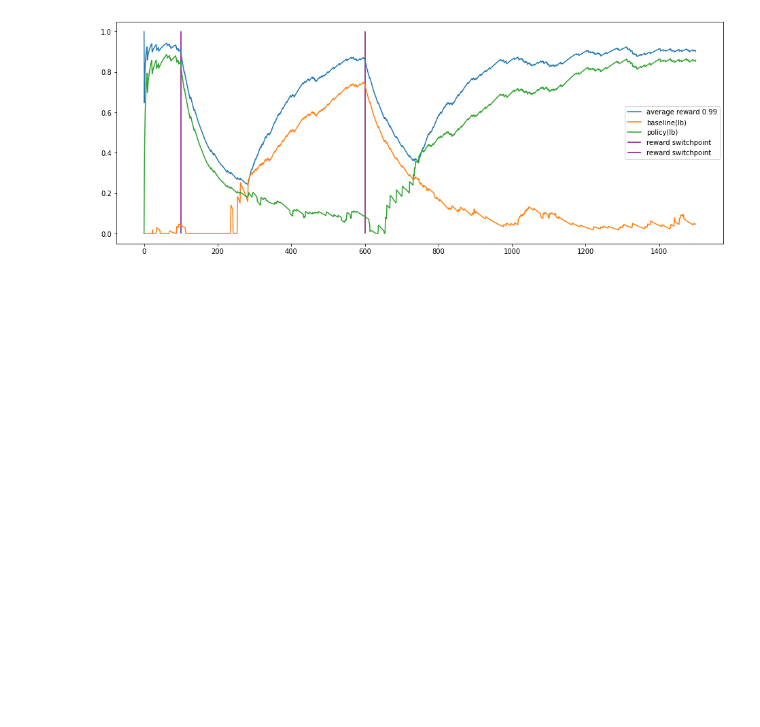
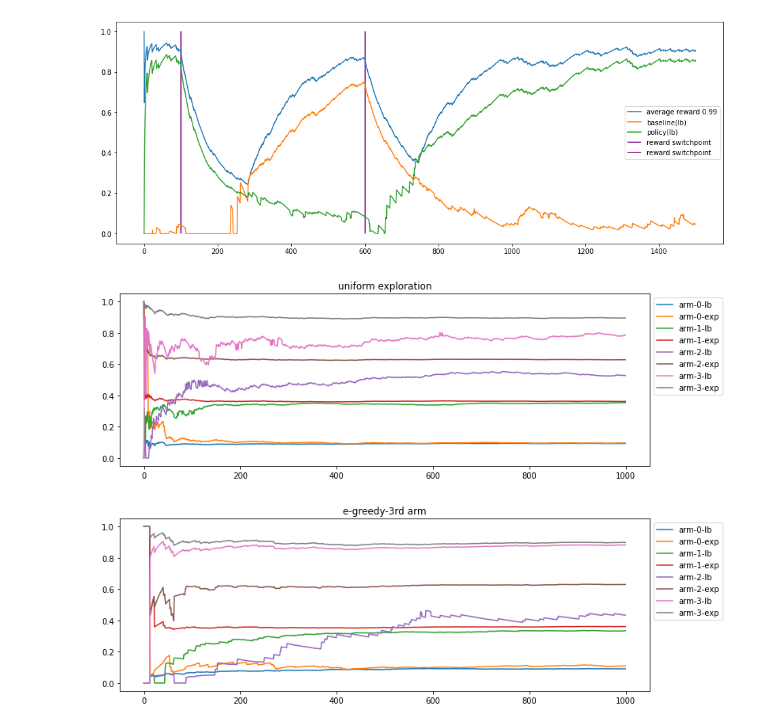
Before and after one commit to kumpera/ci-experiments, a Jupyter notebook: cb_challenger.ipynb, the cells around one changed output. Drawn from its saved outputs; the diff is of its cells as text; code cells hidden in the pictures; blank space fills up the shorter version.

```diff
--- a/cb_challenger.ipynb
+++ b/cb_challenger.ipynb
@@ -231,3 +231,73 @@ switchpoint at 283
 switchpoint at 747
 <matplotlib.legend.Legend at 0x...>
 [figure]
+# %%
+# let's try a scenario identical to VW:
+# 1. a stochastic policy generates (a, p, r) tuples
+# we build per-arm CIs. This is equivalent to evaluating vs baseline and vs a policy that learns the best arm
+
+
+class Expectation:
+    def __init__(self, tau):
+        self.tau = tau
+        self.sum = 0
+        self.n = 0
+
+    def update(self, w, r):
+        self.sum = self.tau * self.sum + w * r
+        self.n = self.tau * self.n + w
+
+    def current(self):
+        if self.n == 0:
+            return 0
+        return self.sum / self.n
+
+class Arm:
+    def __init__(self, tau, actions, arm):
+        self.ci = OnlineDRO.OnlineCressieReadLB(alpha=0.05, tau = tau)
+        self.exp = Expectation(tau)
+        self.pmf = gen_pmf(actions, 0.2, arm)
+        self.arm = arm
+        self.data = []
+        self.data2 = []
+
+    def update(self, a, p, r, rng):
+        w = self.pmf[a] / p
+
+        self.ci.update(c=1, w=w, r=r)
+        self.ci.recomputeduals()
+        self.data.append(self.ci.duals[0][0])
+
+        self.exp.update(w, r)
+        self.data2.append(self.exp.current())
+
+    def plot(self):
+        plt.plot(self.data, label=f'arm-{self.arm}-lb')
+        plt.plot(self.data2, label=f'arm-{self.arm}-exp')
+
+
+def run_and_plot_stuff(title, actions, count, pmf, reward):
+    rng = np.random.default_rng(101)
+    arms = []
+    for i in range(actions):
+        arms.append(Arm(0.9999, actions, i))
+
+    for i in range(count):
+        a = sample_custom_pmf(pmf, rng)
+        p = pmf[a]
+        r = reward[a]
+        for arm in arms:
+            arm.update(a, p, r, rng)
+
+    plt.figure(figsize=(12,4))
+    plt.title(title)
+    for arm in arms:
+        arm.plot()
+    plt.legend(bbox_to_anchor=(1,1), loc="upper left")
+    plt.show()
+
+run_and_plot_stuff("uniform exploration", 4, 1000, [1.0 / 4 ] * 4, np.linspace(0, 1, 4))
+run_and_plot_stuff("e-greedy-3rd arm", 4, 1000, gen_pmf(4, 0.2, 3), np.linspace(0, 1, 4))
+# %% [output]
+[figure, added]
+[figure, added]
```
Also changed, not shown: 5 other files.
